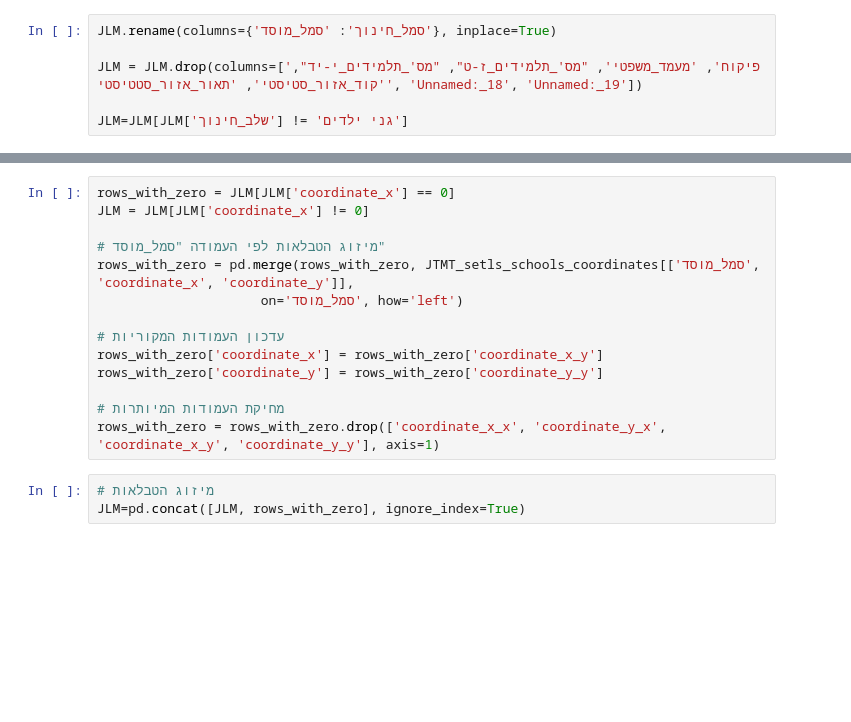
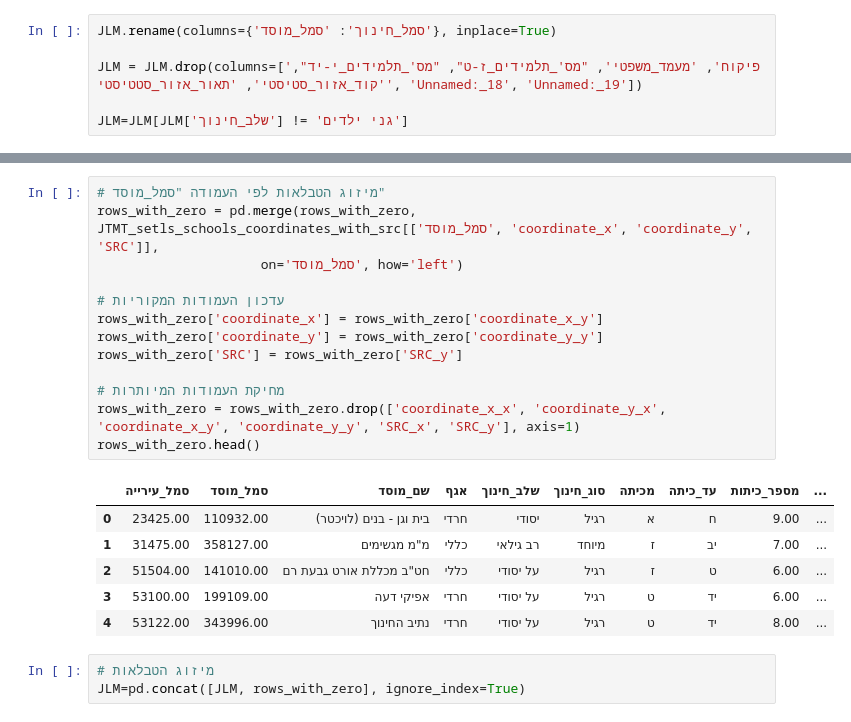
Before and after one commit to DavidPerelman/education, a Jupyter notebook: jerusalem_muni/main.ipynb, the cells around one changed output, grey strips where cells are left out. Drawn from its saved outputs; the diff is of its cells as text; blank space fills up the shorter version.

```diff
--- a/jerusalem_muni/main.ipynb
+++ b/jerusalem_muni/main.ipynb
@@ -32,17 +57,23 @@ JLM=JLM[JLM['שלב_חינוך'] != 'גני ילדים']
 # %%
-rows_with_zero = JLM[JLM['coordinate_x'] == 0]
-JLM = JLM[JLM['coordinate_x'] != 0]
-
 # מיזוג הטבלאות לפי העמודה "סמל_מוסד"
-rows_with_zero = pd.merge(rows_with_zero, JTMT_setls_schools_coordinates[['סמל_מוסד', 'coordinate_x', 'coordinate_y']],
+rows_with_zero = pd.merge(rows_with_zero, JTMT_setls_schools_coordinates_with_src[['סמל_מוסד', 'coordinate_x', 'coordinate_y', 'SRC']],
                      on='סמל_מוסד', how='left')
 
 # עדכון העמודות המקוריות
 rows_with_zero['coordinate_x'] = rows_with_zero['coordinate_x_y']
 rows_with_zero['coordinate_y'] = rows_with_zero['coordinate_y_y']
+rows_with_zero['SRC'] = rows_with_zero['SRC_y']
 
 # מחיקת העמודות המיותרות
-rows_with_zero = rows_with_zero.drop(['coordinate_x_x', 'coordinate_y_x', 'coordinate_x_y', 'coordinate_y_y'], axis=1)
+rows_with_zero = rows_with_zero.drop(['coordinate_x_x', 'coordinate_y_x', 'coordinate_x_y', 'coordinate_y_y', 'SRC_x', 'SRC_y'], axis=1)
+rows_with_zero.head()
+# %% [output]
+|  | סמל_עירייה | סמל_מוסד | שם_מוסד | אגף | שלב_חינוך | סוג_חינוך | מכיתה | עד_כיתה | מספר_כיתות | ... |
+| 0 | 23425.00 | 110932.00 | בית וגן - בנים (לויכטר) | חרדי | יסודי | רגיל | א | ח | 9.00 | ... |
+| 1 | 31475.00 | 358127.00 | מ"מ מגשימים | כללי | רב גילאי | מיוחד | ז | יב | 7.00 | ... |
+| 2 | 51504.00 | 141010.00 | חט"ב מכללת אורט גבעת רם | כללי | על יסודי | רגיל | ז | ט | 6.00 | ... |
+| 3 | 53100.00 | 199109.00 | אפיקי דעה | חרדי | על יסודי | רגיל | ט | יד | 6.00 | ... |
+| 4 | 53122.00 | 343996.00 | נתיב החינוך | חרדי | על יסודי | רגיל | ט | יד | 8.00 | ... |
 # %%
 # מיזוג הטבלאות
 JLM=pd.concat([JLM, rows_with_zero], ignore_index=True)
```
Also changed, not shown: parts of 7 cells of this notebook, 3 other files.
